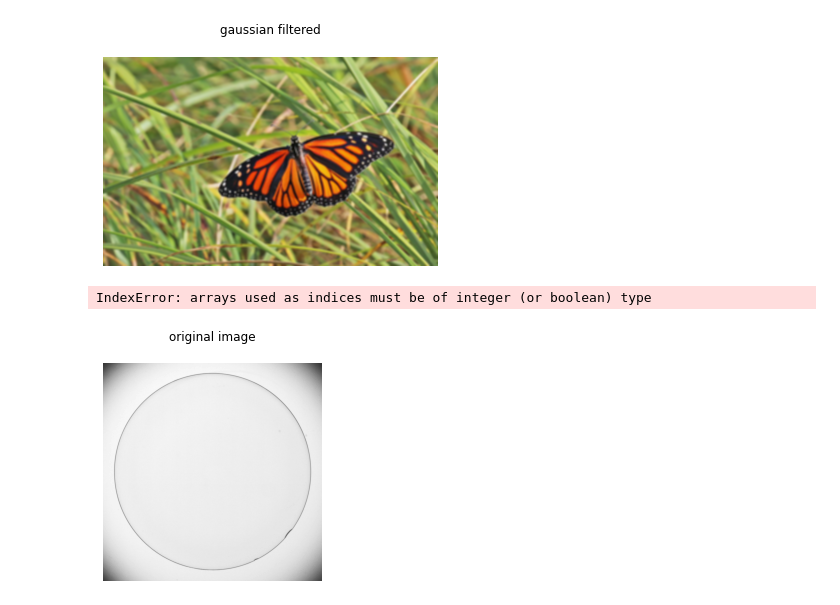
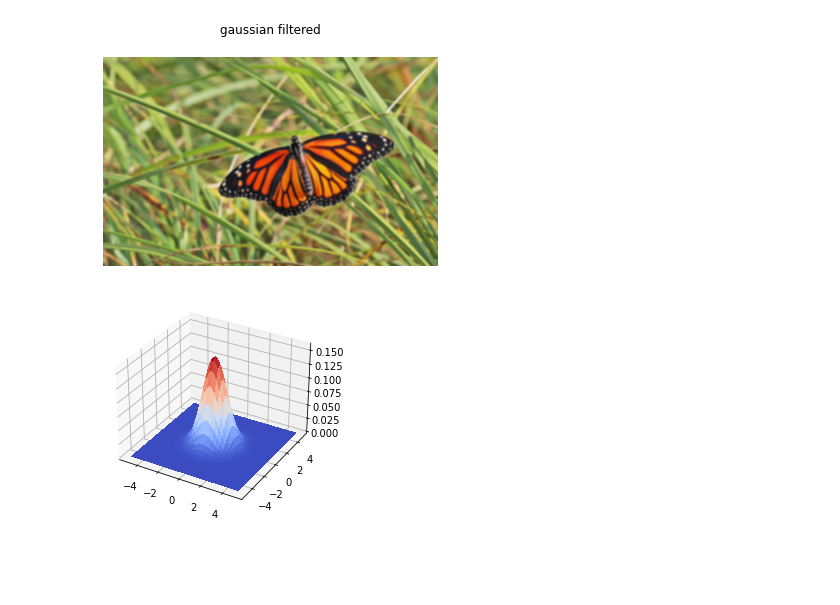
Before and after one commit to ishrath99/S4_EN_2550, a Jupyter notebook: exercises/exercise_03/190026T_en2550_exercise_03.ipynb, the cells around one changed output. Saved outputs shown, nothing was run; the diff lists cells and outputs as text; code cells hidden in the pictures; blank space fills up the shorter version.

```diff
--- a/exercises/exercise_03/190026T_en2550_exercise_03.ipynb
+++ b/exercises/exercise_03/190026T_en2550_exercise_03.ipynb
@@ -41,32 +41,19 @@ ax.xaxis.tick_top()
 [figure]
 # %%
 #2)
+from mpl_toolkits.mplot3d import Axes3D
 from matplotlib import cm
 
-ksize = 5
 sigma = 1
-gaussian_kernel = cv.getGaussianKernel(ksize, sigma)
-
 res = 0.1
-x = y = np.arange(-5.0, 5.0, res)
+x = y = np.arange(-5.0, 5.0 + res, res)
 X, Y = np.meshgrid(x, y)
-zs = np.array(gaussian_kernel(np.ravel(X), np.ravel(Y)))
-Z = zs.reshape(X.shape)
+G = np.exp(-(X**2 + Y**2)/(2*sigma**2))/(2*np.pi*sigma**2)
 
 fig, ax = plt.subplots(subplot_kw={"projection": "3d"})
-surf = ax.plot_surface(X, Y, Z, cmap=cm.coolwarm,
+surf = ax.plot_surface(X, Y, G, cmap=cm.coolwarm,
                        linewidth=0, antialiased=False)
+
+plt.show()
 # %% [output]
-IndexError: arrays used as indices must be of integer (or boolean) type
+[figure, added]
-# %%
-#3)
-lense = cv.imread(r'E:\Aca\aca sem 4\Image Processing & Machine vision\exercises\exercise_03\contact_lens.tif', cv.IMREAD_GRAYSCALE)
-assert lense is not None
-
-fig1, ax = plt.subplots()
-ax.imshow(lense, cmap = 'gray', vmin =0, vmax=255)
-ax.title.set_text('original image')
-ax.axis('off')
-ax.xaxis.tick_top()
-# %% [output]
-[figure, removed]
```
Also changed, not shown: parts of 2 cells of this notebook, 2 other files.
